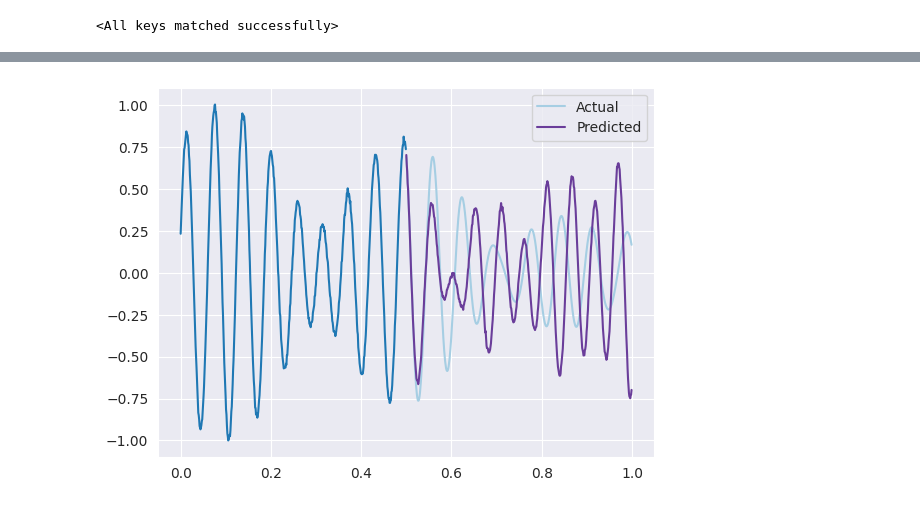
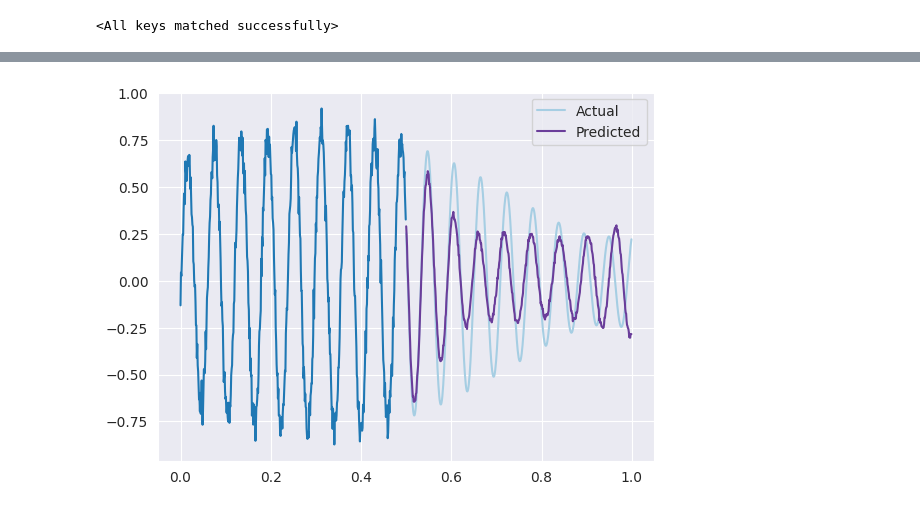
Before and after one commit to daniel-mencl/gravitational-waves, a Jupyter notebook: signal_prediction_triple.ipynb, the cells around one changed output, grey strips where cells are left out. Saved outputs shown, nothing was run; the diff lists cells and outputs as text; code cells hidden in the pictures.

```diff
--- a/signal_prediction_triple.ipynb
+++ b/signal_prediction_triple.ipynb
@@ -94,7 +94,6 @@ Evaluation MAE: 0.011600
 # %%
-index = 111
+index = 42
 _, predicted_values = predict_next_values(best_model, values[index], MAX_SEQUENCE_LENGTH, count=MAX_SEQUENCE_LENGTH)
+fig = plot_prediction(values[index], next_values[index], predicted_values, TIME_STEP)
+# %% [output]
+[figure, added]
-# %%
-fig = plot_prediction(values[index], next_values[index], predicted_values, TIME_STEP)
-# %% [output]
-[figure, removed]
```
Also changed, not shown: parts of 2 cells of this notebook, 1 other file.
